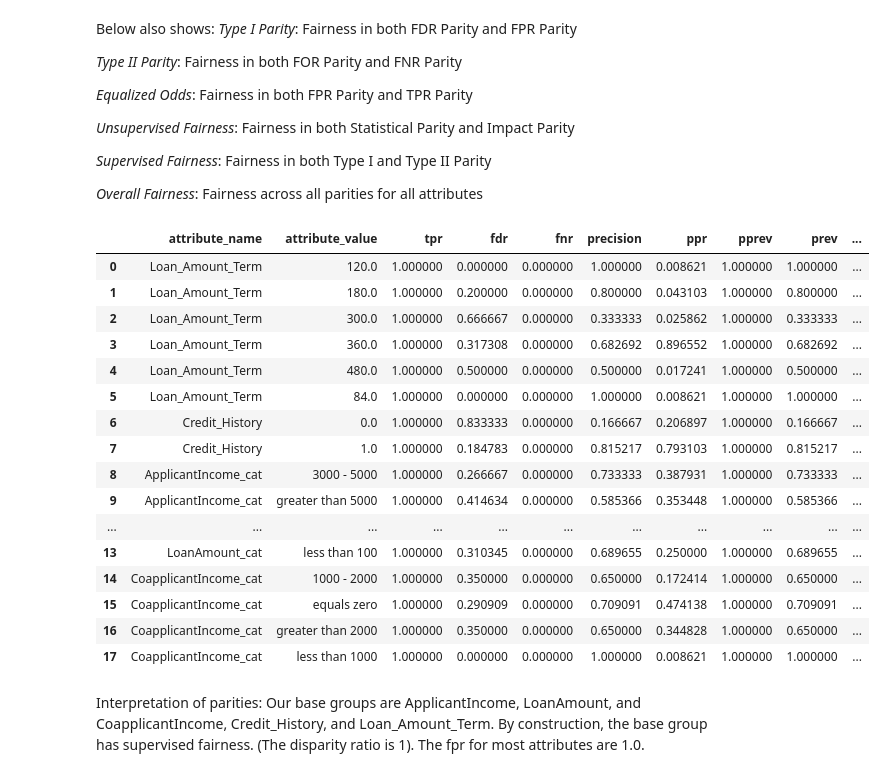
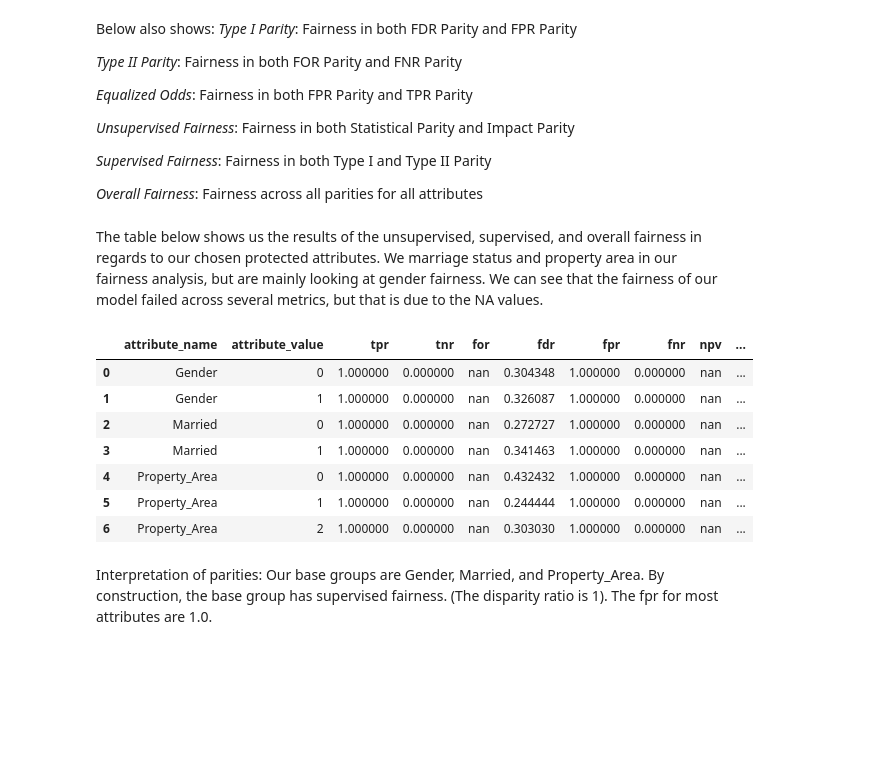
Before and after one commit to davidry777/Home-Loan-Eligibility, a Jupyter notebook: CS108_Project.ipynb, the cells around one changed output. Saved outputs shown, nothing was run; the diff lists cells and outputs as text; code cells hidden in the pictures; blank space fills up the shorter version.

Commit message:
Added final touches to fairness analysis and added more comments

```diff
--- a/CS108_Project.ipynb
+++ b/CS108_Project.ipynb
@@ -570,6 +570,8 @@ len(labels2)
 We decided on splitting the data again, with 10% of the data being used for testing. We've then normalized the data using `MinMaxScaler()` to transform the data into something thats suitable for our model.
 # %%
 X_train, X_test, y_train, y_test = train_test_split(data2, labels2, test_size=0.20, random_state=101)
+# %%
+indices = X_test.index
 # %%
 scaler = MinMaxScaler()
 X_train = scaler.fit_transform(X_train)
@@ -715,0 +676,5 @@ test_df['Credit_History'] = test_df['Credit_History'].astype(str)
+# %%
+test_df = loans.iloc[indices].copy()
+test_df['label_value'] = y_test
+test_df['score'] = predictions
+test_df = test_df[['Gender','Married', 'Property_Area', 'label_value', 'score']]
@@ -715,0 +683,7 @@ test_df['Credit_History'] = test_df['Credit_History'].astype(str)
+# %%
+test_df['Gender'] = test_df['Gender'].astype(str)
+test_df['Married'] = test_df['Married'].astype(str)
+test_df['Property_Area'] = test_df['Property_Area'].astype(str)
+test_df = test_df[test_df["Married"].str.contains("2") == False].copy()
+
+test_df
@@ -826,26 +787,19 @@ fdf = f.get_group_value_fairness(majority_bdf)
 # %%
 # shows if there are significant differences in the model performance across different subgroups, after comparing the results we can see there are differences!
 parity_detrminations = f.list_parities(fdf)
+# %% [markdown]
+The table below shows us the results of the unsupervised, supervised, and overall fairness in regards to our chosen protected attributes. We marriage status and property area in our fairness analysis, but are mainly looking at gender fairness. We can see that the fairness of our model failed across several metrics, but that is due to the NA values.
 # %%
 # displays table below with fairness metrics and parity determinations for each group.
-fdf[['attribute_name', 'attribute_value'] + absolute_metrics + calculated_disparities + parity_detrminations].dropna(thresh=len(xtab)*0.9, axis=1).style
+fdf[['attribute_name', 'attribute_value'] + absolute_metrics + calculated_disparities + parity_detrminations].style
 # %% [output]
-|  | attribute_name | attribute_value | tpr | fdr | fnr | precision | ppr | pprev | prev | ... |
-| 0 | Loan_Amount_Term | 120.0 | 1.000000 | 0.000000 | 0.000000 | 1.000000 | 0.008621 | 1.000000 | 1.000000 | ... |
-| 1 | Loan_Amount_Term | 180.0 | 1.000000 | 0.200000 | 0.000000 | 0.800000 | 0.043103 | 1.000000 | 0.800000 | ... |
-| 2 | Loan_Amount_Term | 300.0 | 1.000000 | 0.666667 | 0.000000 | 0.333333 | 0.025862 | 1.000000 | 0.333333 | ... |
-| 3 | Loan_Amount_Term | 360.0 | 1.000000 | 0.317308 | 0.000000 | 0.682692 | 0.896552 | 1.000000 | 0.682692 | ... |
-| 4 | Loan_Amount_Term | 480.0 | 1.000000 | 0.500000 | 0.000000 | 0.500000 | 0.017241 | 1.000000 | 0.500000 | ... |
-| 5 | Loan_Amount_Term | 84.0 | 1.000000 | 0.000000 | 0.000000 | 1.000000 | 0.008621 | 1.000000 | 1.000000 | ... |
-| 6 | Credit_History | 0.0 | 1.000000 | 0.833333 | 0.000000 | 0.166667 | 0.206897 | 1.000000 | 0.166667 | ... |
-| 7 | Credit_History | 1.0 | 1.000000 | 0.184783 | 0.000000 | 0.815217 | 0.793103 | 1.000000 | 0.815217 | ... |
-| 8 | ApplicantIncome_cat | 3000 - 5000 | 1.000000 | 0.266667 | 0.000000 | 0.733333 | 0.387931 | 1.000000 | 0.733333 | ... |
-| 9 | ApplicantIncome_cat | greater than 5000 | 1.000000 | 0.414634 | 0.000000 | 0.585366 | 0.353448 | 1.000000 | 0.585366 | ... |
-| ... | ... | ... | ... | ... | ... | ... | ... | ... | ... | ... |
-| 13 | LoanAmount_cat | less than 100 | 1.000000 | 0.310345 | 0.000000 | 0.689655 | 0.250000 | 1.000000 | 0.689655 | ... |
-| 14 | CoapplicantIncome_cat | 1000 - 2000 | 1.000000 | 0.350000 | 0.000000 | 0.650000 | 0.172414 | 1.000000 | 0.650000 | ... |
-| 15 | CoapplicantIncome_cat | equals zero | 1.000000 | 0.290909 | 0.000000 | 0.709091 | 0.474138 | 1.000000 | 0.709091 | ... |
-| 16 | CoapplicantIncome_cat | greater than 2000 | 1.000000 | 0.350000 | 0.000000 | 0.650000 | 0.344828 | 1.000000 | 0.650000 | ... |
-| 17 | CoapplicantIncome_cat | less than 1000 | 1.000000 | 0.000000 | 0.000000 | 1.000000 | 0.008621 | 1.000000 | 1.000000 | ... |
+|  | attribute_name | attribute_value | tpr | tnr | for | fdr | fpr | fnr | npv | ... |
+| 0 | Gender | 0 | 1.000000 | 0.000000 | nan | 0.304348 | 1.000000 | 0.000000 | nan | ... |
+| 1 | Gender | 1 | 1.000000 | 0.000000 | nan | 0.326087 | 1.000000 | 0.000000 | nan | ... |
+| 2 | Married | 0 | 1.000000 | 0.000000 | nan | 0.272727 | 1.000000 | 0.000000 | nan | ... |
+| 3 | Married | 1 | 1.000000 | 0.000000 | nan | 0.341463 | 1.000000 | 0.000000 | nan | ... |
+| 4 | Property_Area | 0 | 1.000000 | 0.000000 | nan | 0.432432 | 1.000000 | 0.000000 | nan | ... |
+| 5 | Property_Area | 1 | 1.000000 | 0.000000 | nan | 0.244444 | 1.000000 | 0.000000 | nan | ... |
+| 6 | Property_Area | 2 | 1.000000 | 0.000000 | nan | 0.303030 | 1.000000 | 0.000000 | nan | ... |
 # %% [markdown]
-Interpretation of parities: Our base groups are ApplicantIncome, LoanAmount, and CoapplicantIncome, Credit_History, and Loan_Amount_Term.  By construction, the base group has supervised fairness. (The disparity ratio is 1). The fpr for most attributes are 1.0.
+Interpretation of parities: Our base groups are Gender, Married, and Property_Area.  By construction, the base group has supervised fairness. (The disparity ratio is 1). The fpr for most attributes are 1.0.
```
Also changed, not shown: parts of 46 cells of this notebook.
